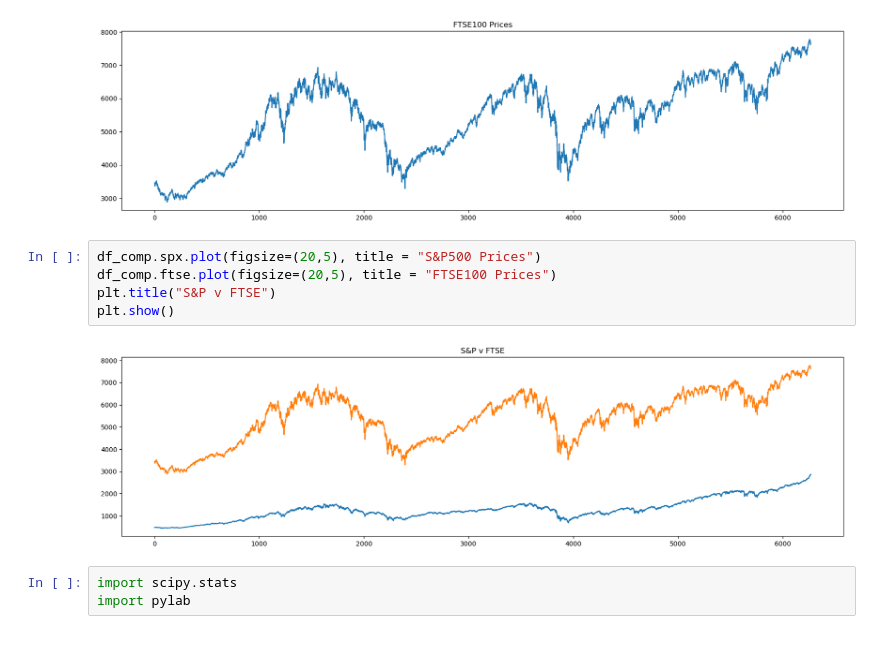
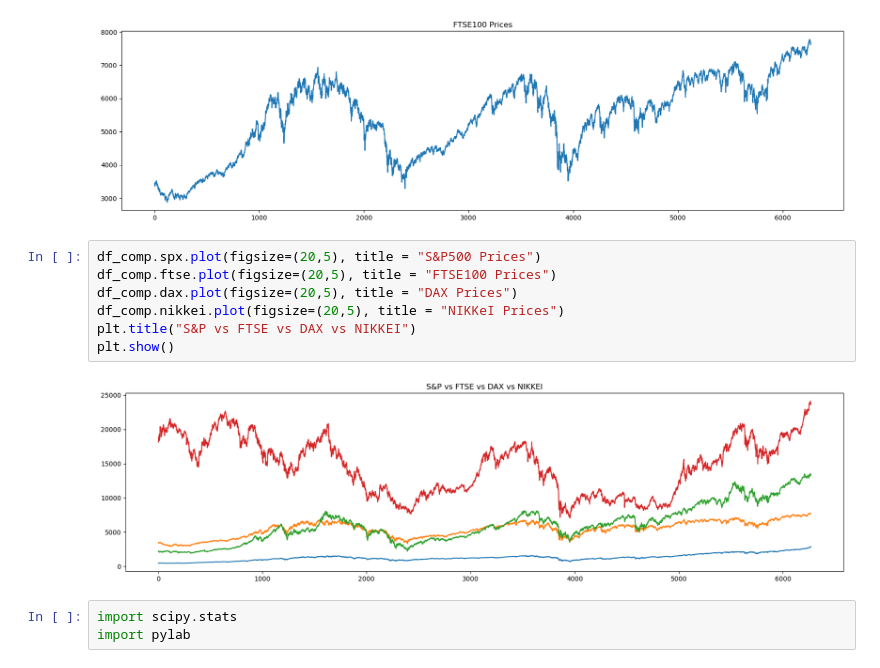
Before and after one commit to Michal-Radomski/Udemy-ML-and-DS-courses, a Jupyter notebook: 11_Time-Series/01_time-series.ipynb, the cells around one changed output. Cells and saved outputs as stored; diff of their text form.

```diff
--- a/11_Time-Series/01_time-series.ipynb
+++ b/11_Time-Series/01_time-series.ipynb
@@ -84,10 +84,12 @@ plt.show()
 # %%
 df_comp.spx.plot(figsize=(20,5), title = "S&P500 Prices")
 df_comp.ftse.plot(figsize=(20,5), title = "FTSE100 Prices")
-plt.title("S&P v FTSE")
+df_comp.dax.plot(figsize=(20,5), title = "DAX Prices")
+df_comp.nikkei.plot(figsize=(20,5), title = "NIKKeI Prices")
+plt.title("S&P vs FTSE vs DAX vs NIKKEI")
 plt.show()
 # %% [output]
-[figure, old version]
+[figure, new version]
 # %%
 import scipy.stats
 import pylab
```
Also changed, not shown: parts of 1 cell of this notebook, 1 other file.
